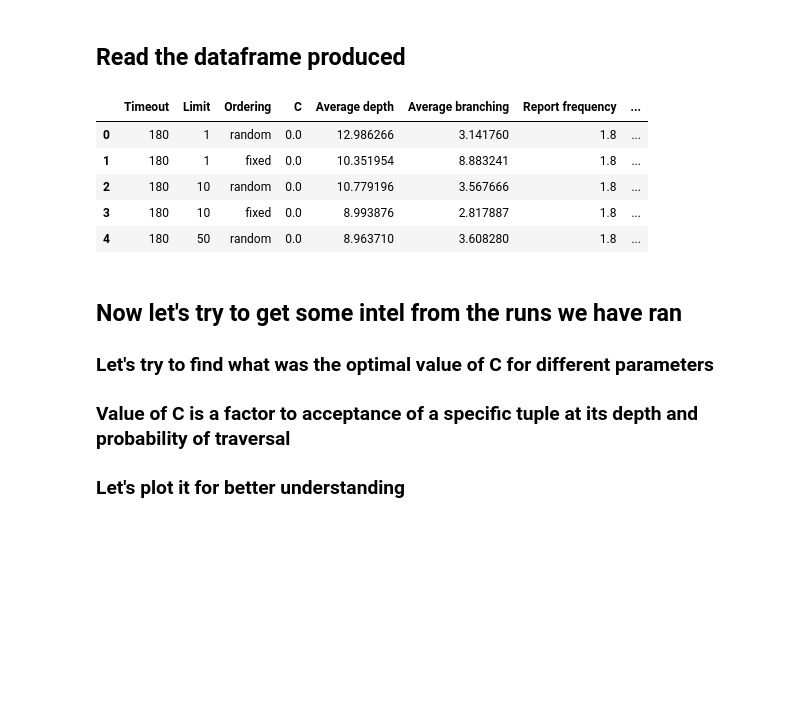
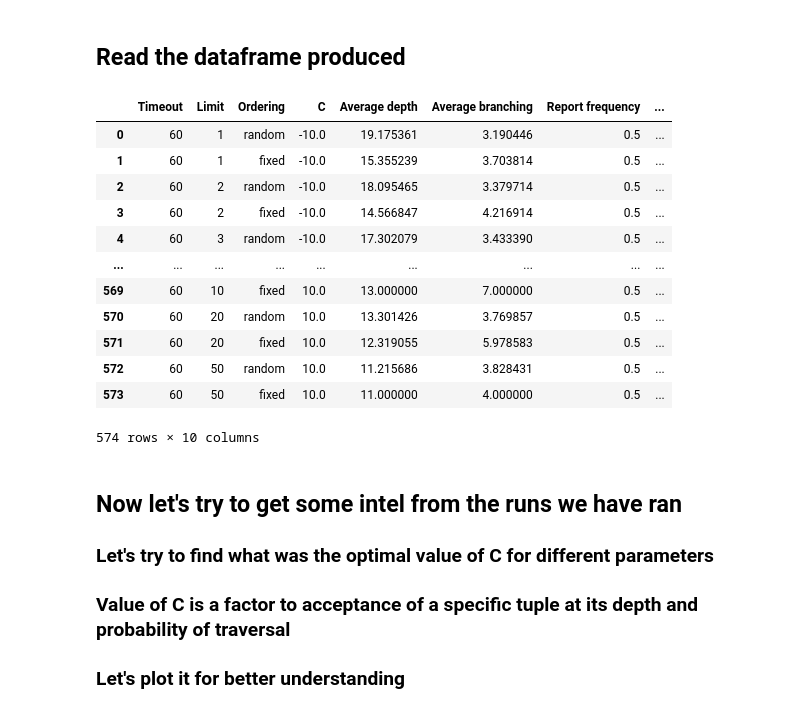
Before and after one commit to grindel9/VWM, a Jupyter notebook: automated_crawling/AutomatedCrawler.ipynb, the cells around one changed output. Saved outputs shown, nothing was run; the diff lists cells and outputs as text; code cells hidden in the pictures; blank space fills up the shorter version.

```diff
--- a/automated_crawling/AutomatedCrawler.ipynb
+++ b/automated_crawling/AutomatedCrawler.ipynb
@@ -206,7 +206,9 @@ def run_experiments(
 # %%
 csv_out = 'experiment_out.csv'
 
-csv_out = 'experiment_out_10k.csv'
+#csv_out = 'experiment_out_10k.csv'
+
+#csv_out = 'final_exp_10.csv'
 
 '''
 with open(csv_out, 'w') as f:
@@ -268,14 +269,21 @@ run_experiments(
 ## Read the dataframe produced
 # %%
 df = pd.read_csv(csv_out, sep='|', header=0, index_col=False)
-df.head()
+df
 # %% [output]
 |  | Timeout | Limit | Ordering | C | Average depth | Average branching | Report frequency | ... |
-| 0 | 180 | 1 | random | 0.0 | 12.986266 | 3.141760 | 1.8 | ... |
-| 1 | 180 | 1 | fixed | 0.0 | 10.351954 | 8.883241 | 1.8 | ... |
-| 2 | 180 | 10 | random | 0.0 | 10.779196 | 3.567666 | 1.8 | ... |
-| 3 | 180 | 10 | fixed | 0.0 | 8.993876 | 2.817887 | 1.8 | ... |
-| 4 | 180 | 50 | random | 0.0 | 8.963710 | 3.608280 | 1.8 | ... |
+| 0 | 60 | 1 | random | -10.0 | 19.175361 | 3.190446 | 0.5 | ... |
+| 1 | 60 | 1 | fixed | -10.0 | 15.355239 | 3.703814 | 0.5 | ... |
+| 2 | 60 | 2 | random | -10.0 | 18.095465 | 3.379714 | 0.5 | ... |
+| 3 | 60 | 2 | fixed | -10.0 | 14.566847 | 4.216914 | 0.5 | ... |
+| 4 | 60 | 3 | random | -10.0 | 17.302079 | 3.433390 | 0.5 | ... |
+| ... | ... | ... | ... | ... | ... | ... | ... | ... |
+| 569 | 60 | 10 | fixed | 10.0 | 13.000000 | 7.000000 | 0.5 | ... |
+| 570 | 60 | 20 | random | 10.0 | 13.301426 | 3.769857 | 0.5 | ... |
+| 571 | 60 | 20 | fixed | 10.0 | 12.319055 | 5.978583 | 0.5 | ... |
+| 572 | 60 | 50 | random | 10.0 | 11.215686 | 3.828431 | 0.5 | ... |
+| 573 | 60 | 50 | fixed | 10.0 | 11.000000 | 4.000000 | 0.5 | ... |
+574 rows × 10 columns
 # %% [markdown]
 ## Now let's try to get some intel from the runs we have ran
 ### Let's try to find what was the optimal value of C for different parameters
```
Also changed, not shown: parts of 14 cells of this notebook, 11 other files.
